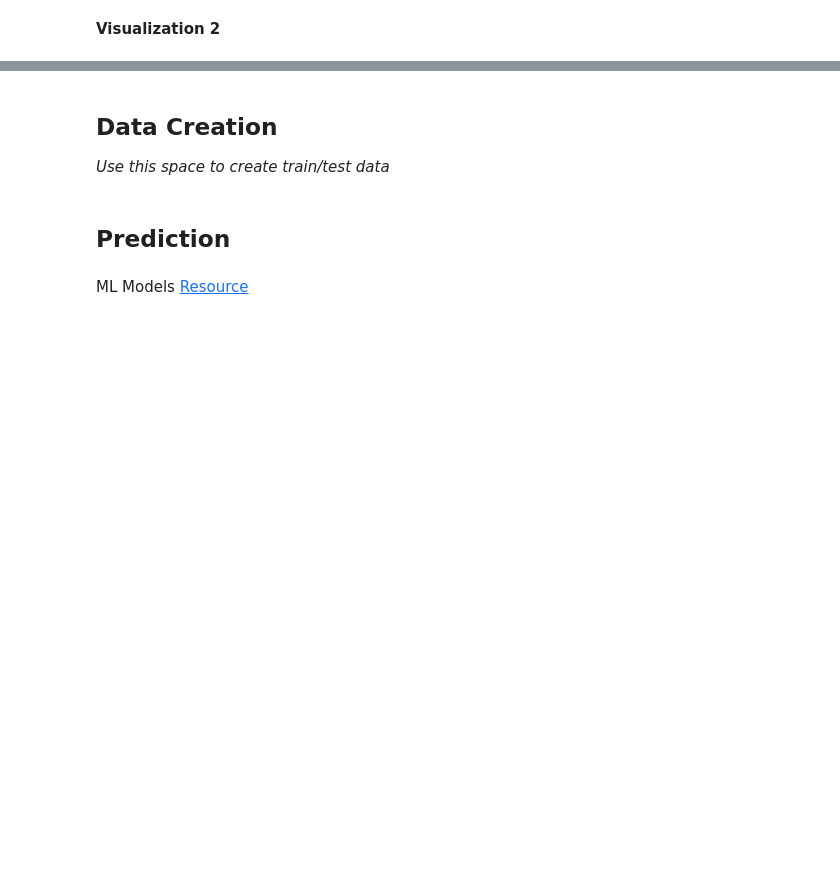
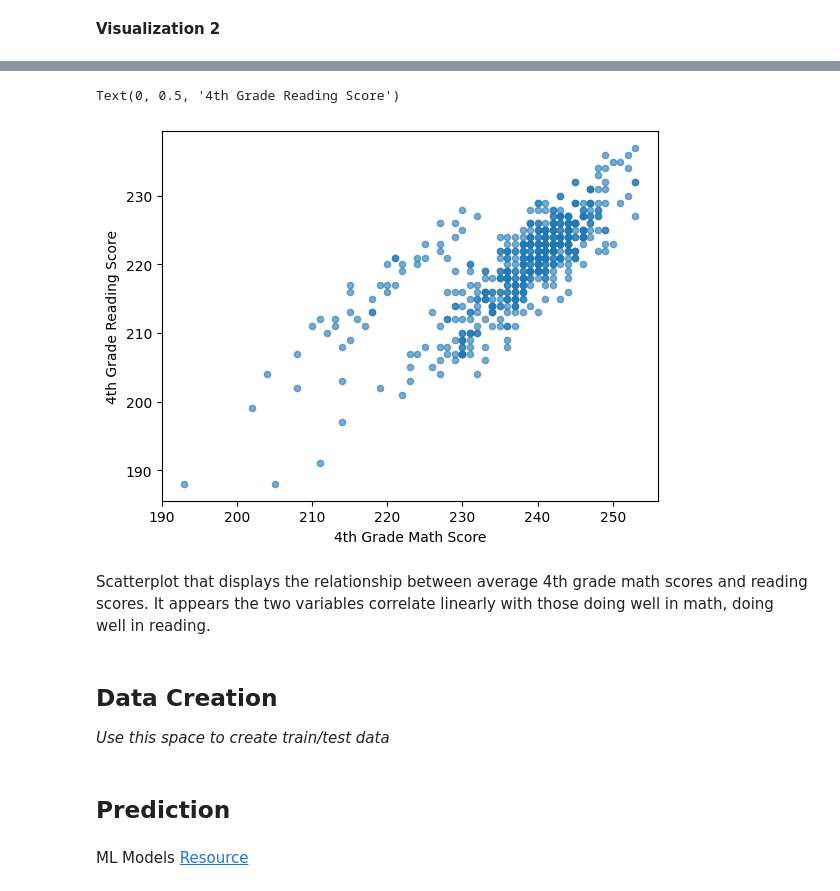
Before and after one commit to mal1kova/MDST-Tutorial, a Jupyter notebook: tutorial1/checkpoint1.ipynb, the cells around one changed output, grey strips where cells are left out. Cells and saved outputs as stored; diff of their text form; code cells hidden in the pictures; blank space fills up the shorter version.

```diff
--- a/tutorial1/checkpoint1.ipynb
+++ b/tutorial1/checkpoint1.ipynb
@@ -131,3 +168,12 @@ Investigate the relationship between your chosen response variable and at least
+# %%
+df.plot.scatter(x='AVG_MATH_4_SCORE', y='AVG_READING_4_SCORE', alpha=0.6)
+plt.xlabel('4th Grade Math Score')
+plt.ylabel('4th Grade Reading Score')
+# %% [output]
+Text(0, 0.5, '4th Grade Reading Score')
+[figure, added]
+# %% [markdown]
+Scatterplot that displays the relationship between average 4th grade math scores and reading scores. It appears the two variables correlate linearly with those doing well in math, doing well in reading.
 # %% [markdown]
 <h2> Data Creation </h2>
 
```
Also changed, not shown: parts of 20 cells of this notebook.
